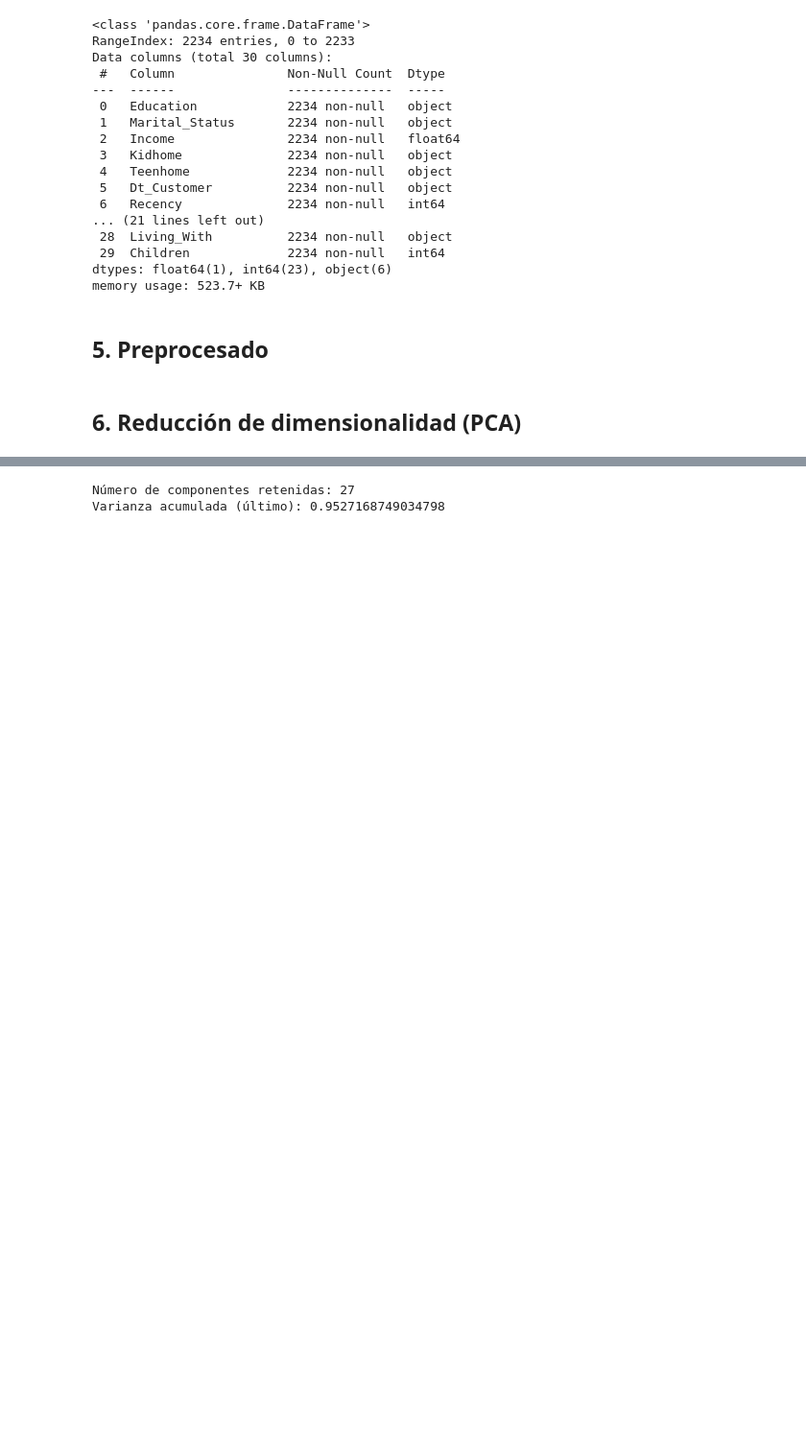
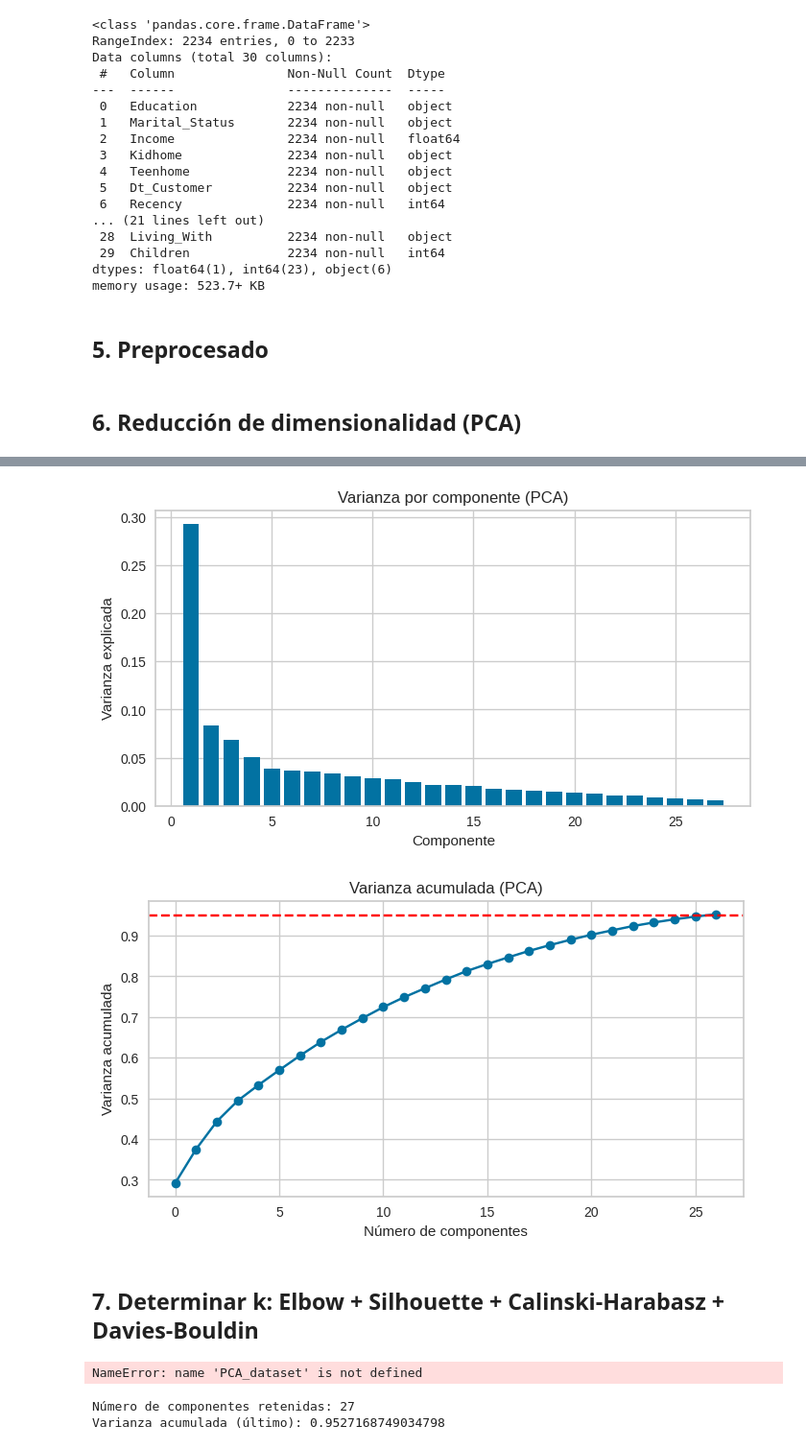
Before and after one commit to xbadiam/Marketing_Campaign, a Jupyter notebook: notebooks/MarketingCampaign.ipynb, the cells around one changed output, grey strips where cells are left out. Shown at 96% size. Saved outputs shown, nothing was run; the diff lists cells and outputs as text; code cells hidden in the pictures; blank space fills up the shorter version.

```diff
--- a/notebooks/MarketingCampaign.ipynb
+++ b/notebooks/MarketingCampaign.ipynb
@@ -168,2 +168,11 @@ preprocessor = ColumnTransformer([
 # %% [markdown]
 ## 6. Reducción de dimensionalidad (PCA)
+# %%
+# Dimensionalidad resultante
+# ==============================================================================
+
+# Primero transformamos para ver dimensionalidad resultante
+X_preprocessed = preprocessor.fit_transform(data)
+feature_names = preprocessor.get_feature_names_out()
+
+print("Número de features tras preproc:", X_preprocessed.shape[1])
@@ -169,0 +181,10 @@ preprocessor = ColumnTransformer([
+# %%
+# PCA
+# ==============================================================================
+
+# PCA reteniendo 95% varianza (svd_solver='full' ya que usamos ratio)
+pca = PCA(n_components=0.95, svd_solver='full', random_state=42)
+X_pca = pca.fit_transform(X_preprocessed)
+
+print("Componentes retenidas por PCA:", pca.n_components_)
+print("Varianza acumulada total:", np.sum(pca.explained_variance_ratio_))
@@ -170,3 +224,31 @@ preprocessor = ColumnTransformer([
+# %%
+#  Visual: varianza por componente y acumulada
+# ==============================================================================
+
+plt.figure(figsize=(8,4))
+plt.bar(range(1, pca.n_components_+1), pca.explained_variance_ratio_)
+plt.xlabel('Componente')
+plt.ylabel('Varianza explicada')
+plt.title('Varianza por componente (PCA)')
+plt.show()
+
+plt.figure(figsize=(8,4))
+plt.plot(np.cumsum(pca.explained_variance_ratio_), marker='o')
+plt.axhline(0.95, color='red', linestyle='--')
+plt.xlabel('Número de componentes')
+plt.ylabel('Varianza acumulada')
+plt.title('Varianza acumulada (PCA)')
+plt.show()
+# %% [output]
+[figure, added]
+[figure, added]
+# %% [markdown]
+## 7. Determinar k: Elbow + Silhouette + Calinski-Harabasz + Davies-Bouldin
+# %%
+#Elbow (inertia)
+plot_elbow_rule([PCA_dataset], min_k=2, max_k=12)
+# %% [output]
+NameError: name 'PCA_dataset' is not defined
 # %%
 # Pipeline PCA
 pca_pipeline = Pipeline([
```
Also changed, not shown: parts of 10 cells of this notebook.
